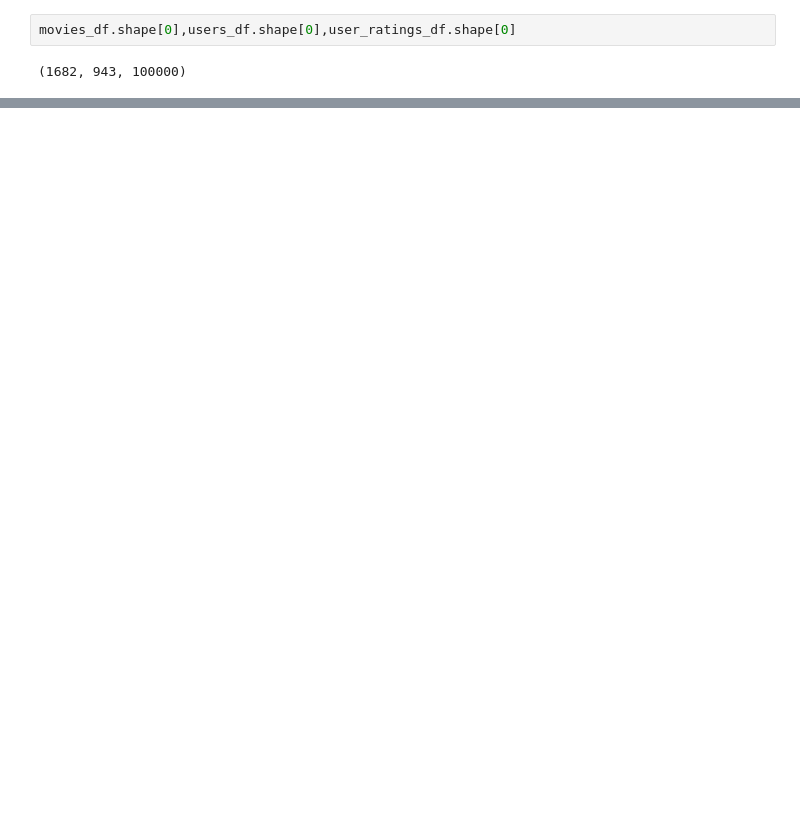
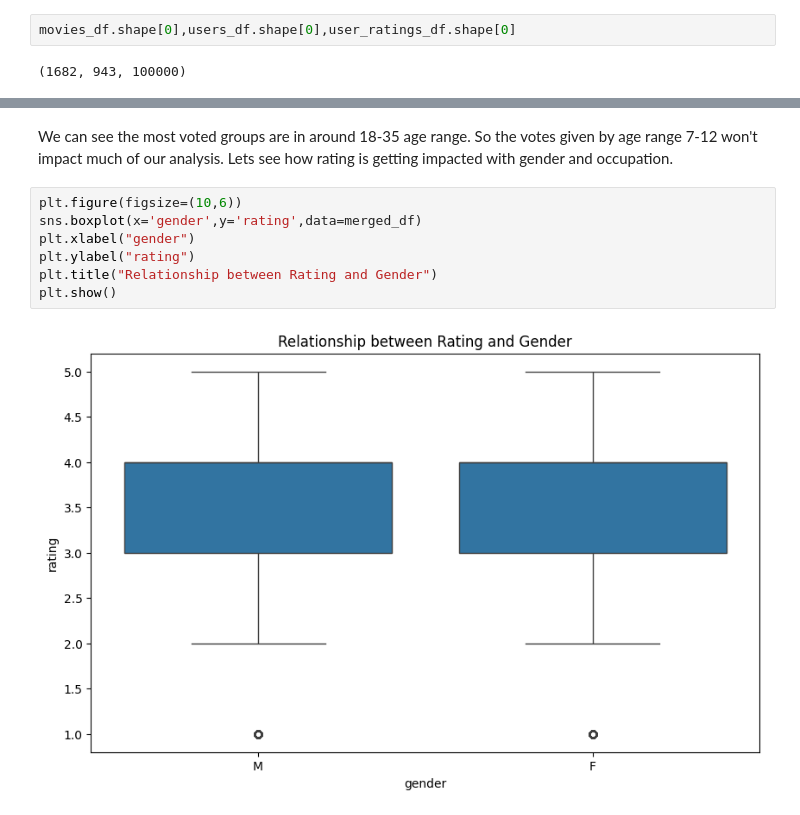
Before and after one commit to TanusreeDas/machine-learning-with-python, a Jupyter notebook: notebooks/collaborative_recommender_system-movies.ipynb, the cells around one changed output, grey strips where cells are left out. Cells and saved outputs as stored; diff of their text form; blank space fills up the shorter version.

```diff
--- a/notebooks/collaborative_recommender_system-movies.ipynb
+++ b/notebooks/collaborative_recommender_system-movies.ipynb
@@ -49,0 +258,11 @@ movies_df.shape[0],users_df.shape[0],user_ratings_df.shape[0]
+# %% [markdown]
+We can see the most voted groups are in around 18-35 age range. So the votes given by age range 7-12 won't impact much of our analysis. Lets see how rating is getting impacted with gender and occupation.
+# %%
+plt.figure(figsize=(10,6))
+sns.boxplot(x='gender',y='rating',data=merged_df)
+plt.xlabel("gender")
+plt.ylabel("rating")
+plt.title("Relationship between Rating and Gender")
+plt.show()
+# %% [output]
+[figure, added]
```
Also changed, not shown: parts of 38 cells of this notebook, 1 other file.
